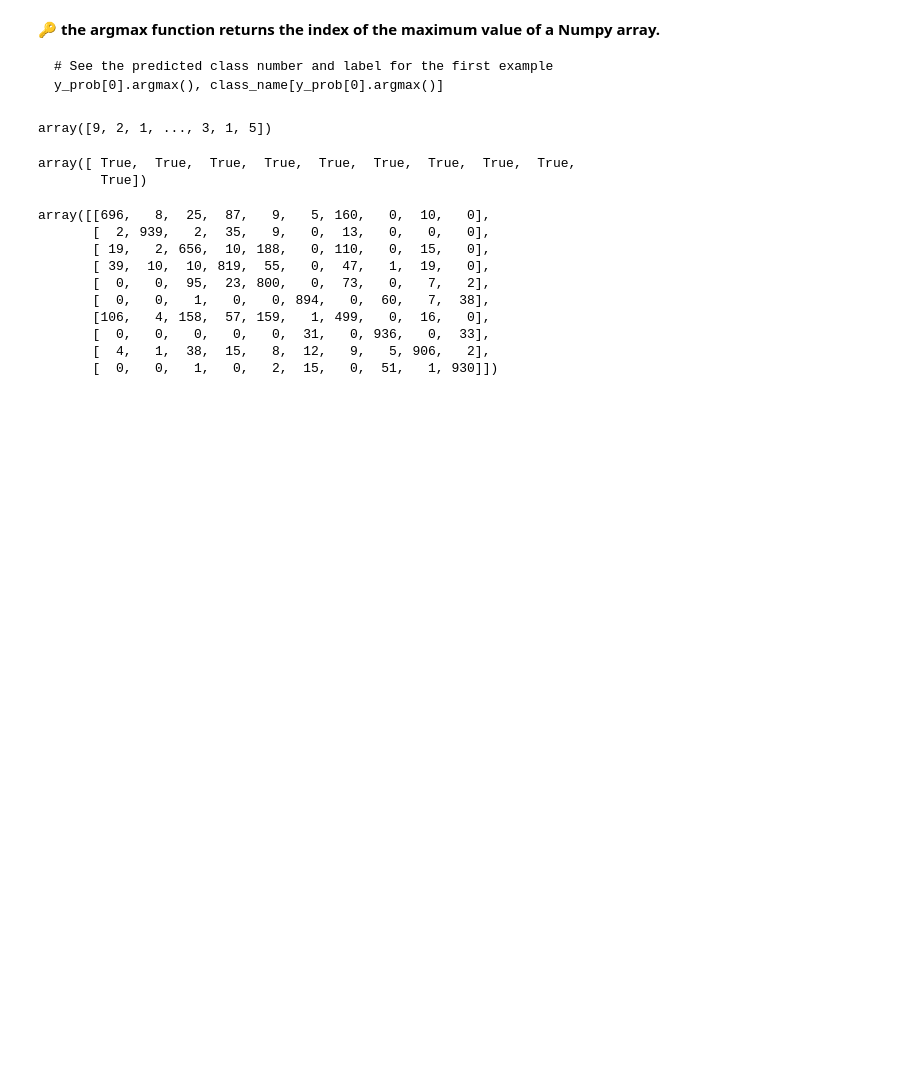
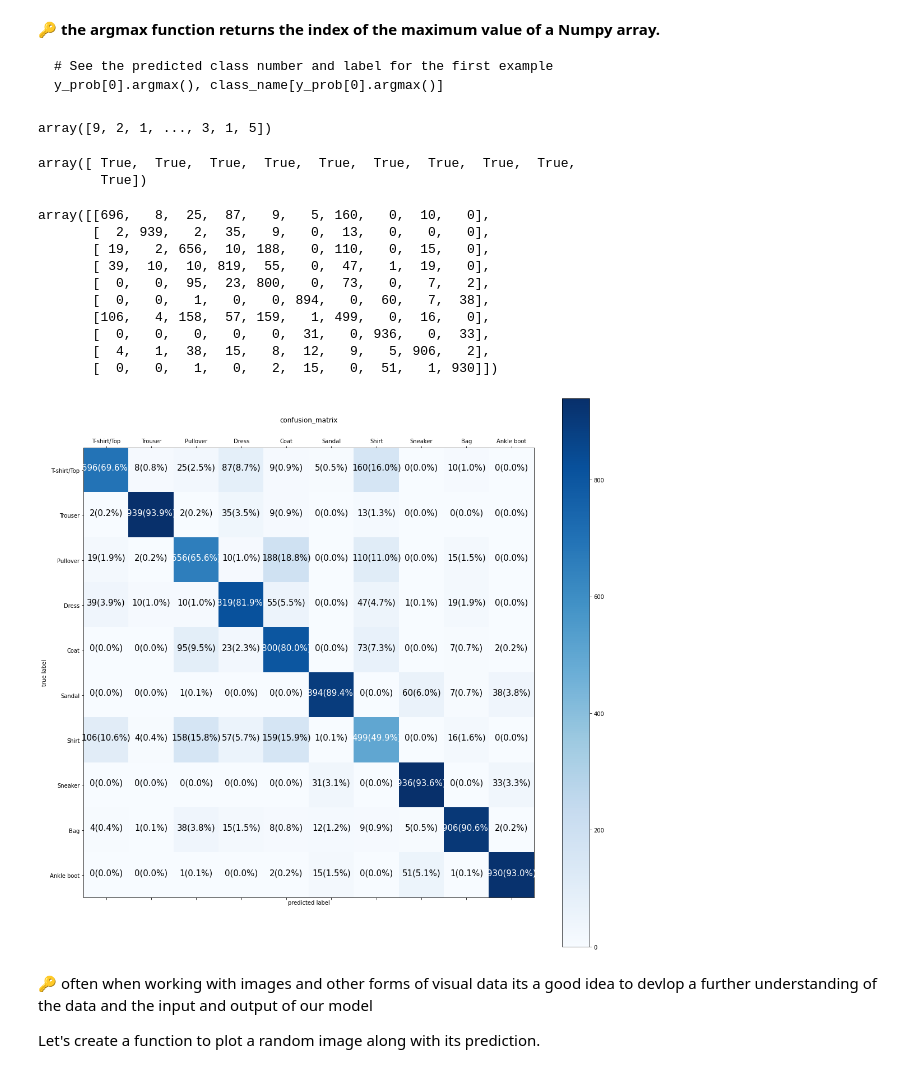
Before and after one commit to Henil21/Classification-with-TensorFlow-, a Jupyter notebook: Neural_network_classification_tensorflow.ipynb, the cells around one changed output. Saved outputs shown, nothing was run; the diff lists cells and outputs as text; code cells hidden in the pictures; blank space fills up the shorter version.

```diff
--- a/Neural_network_classification_tensorflow.ipynb
+++ b/Neural_network_classification_tensorflow.ipynb
@@ -1005,7 +993,7 @@ import itertools
 from sklearn.metrics import confusion_matrix
 
 
-def make_confusion_matrxi(y_true,y_pred,classes=None, figsize=(10,10),text_size=15):
+def make_confusion_matrix(y_true,y_pred,classes=None, figsize=(10,10),text_size=15):
     # creating confusion matrix
     cm=confusion_matrix(y_true,y_pred)
     # creating normalize confusion matrix
@@ -1084,3 +1072,16 @@ array([[696,   8,  25,  87,   9,   5, 160,   0,  10,   0],
        [  0,   0,   0,   0,   0,  31,   0, 936,   0,  33],
        [  4,   1,  38,  15,   8,  12,   9,   5, 906,   2],
        [  0,   0,   1,   0,   2,  15,   0,  51,   1, 930]])
+# %%
+make_confusion_matrix(y_true=test_labels,
+                 y_pred=y_preds,
+                 classes=class_name,
+                 figsize=(18,18),
+                 text_size=10)
+# %% [output]
+[figure, added]
+# %% [markdown]
+🔑 often when working with images and other forms of visual data its a good idea to devlop a further understanding of the data and the input and output of our model
+
+
+Let's create a function to plot a random image along with its prediction.
```
Also changed, not shown: parts of 12 cells of this notebook.
